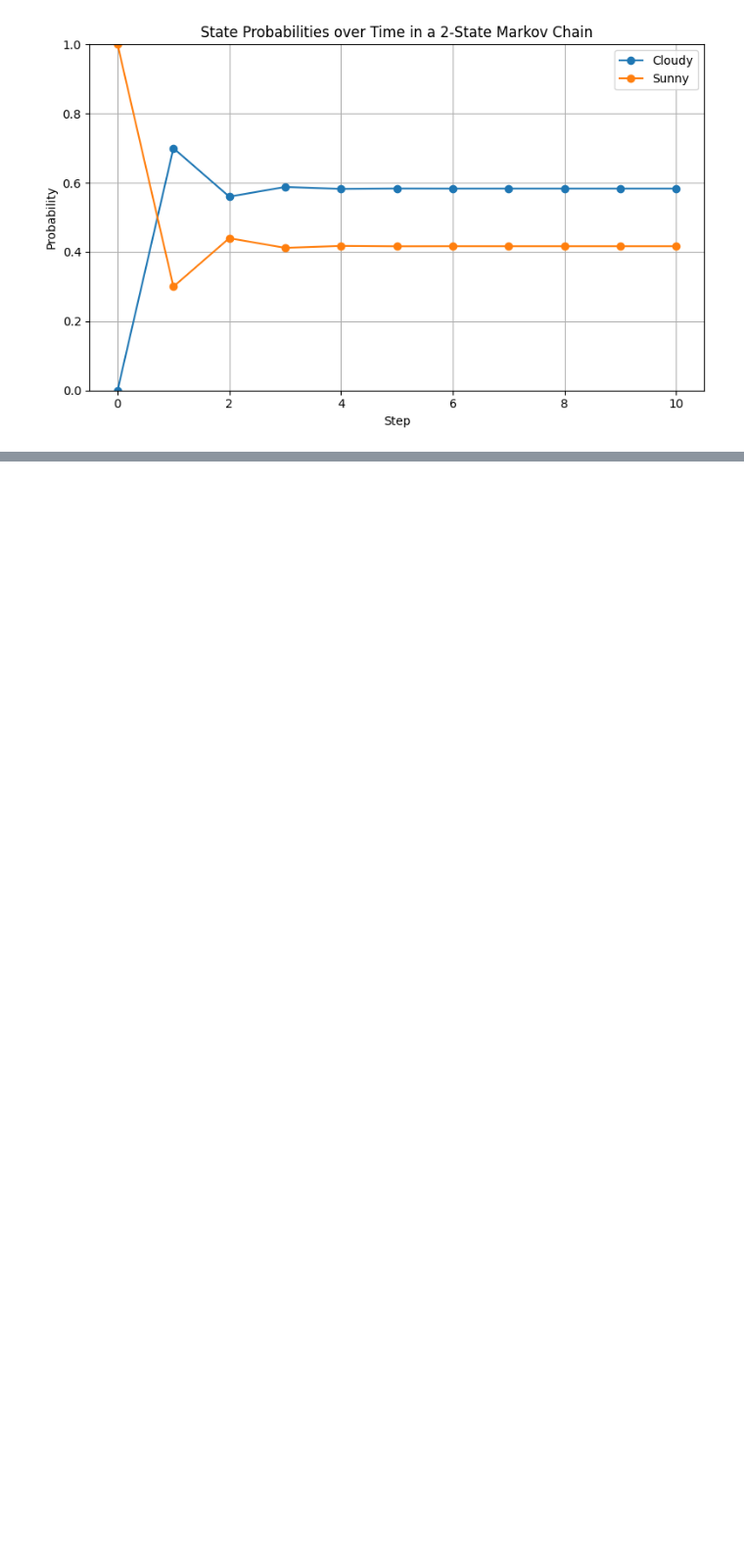
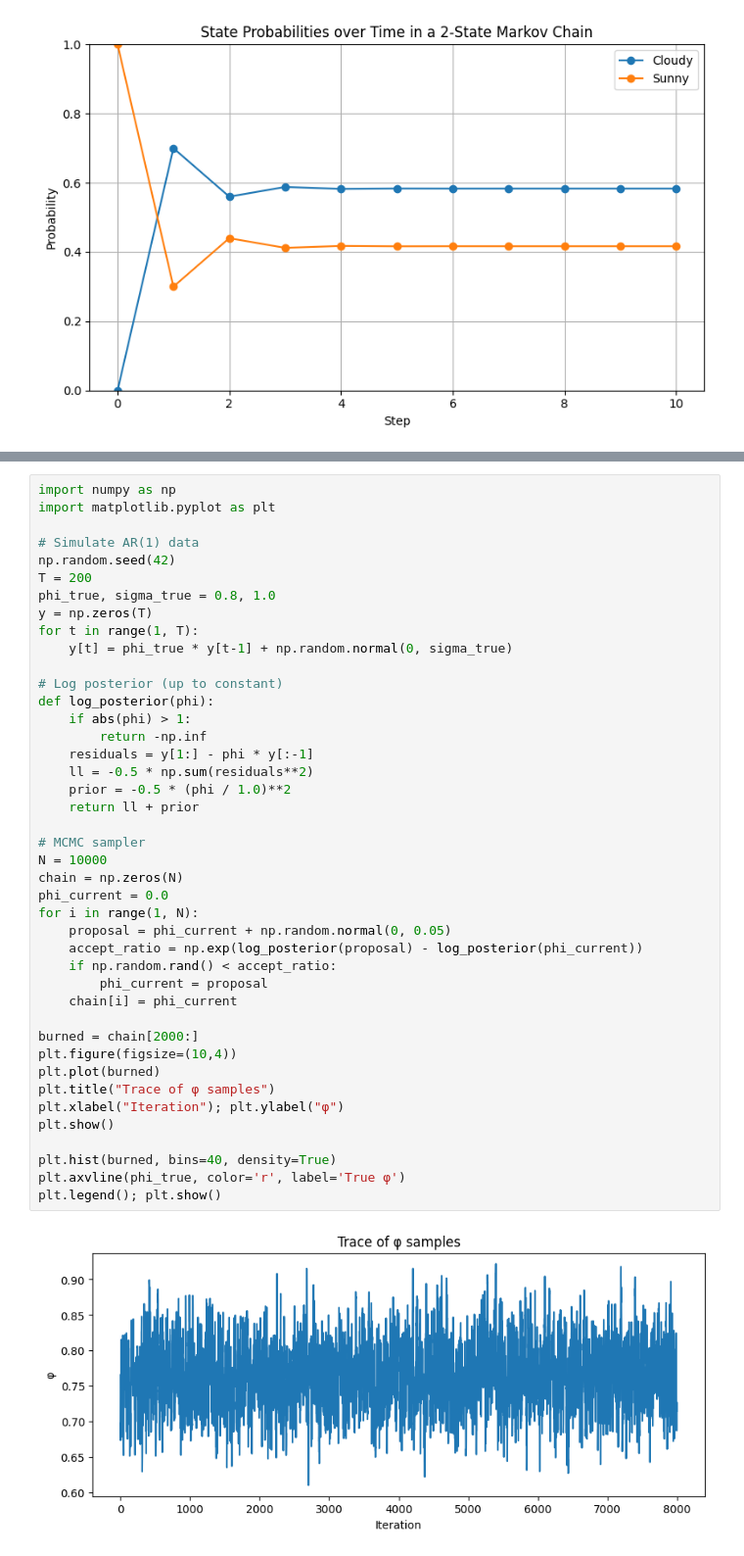
Before and after one commit to marami52/MLDS-490-time-series, a Jupyter notebook: session-4.ipynb, the cells around one changed output, grey strips where cells are left out. Shown at 98% size. Cells and saved outputs as stored; diff of their text form; blank space fills up the shorter version.

Commit message:
mcmc and bsts analysis

```diff
--- a/session-4.ipynb
+++ b/session-4.ipynb
@@ -303,0 +677,44 @@ Sampling 4 chains for 1_000 tune and 2_000 draw iterations (4_000 + 8_000 draws
+# %%
+import numpy as np
+import matplotlib.pyplot as plt
+
+# Simulate AR(1) data
+np.random.seed(42)
+T = 200
+phi_true, sigma_true = 0.8, 1.0
+y = np.zeros(T)
+for t in range(1, T):
+    y[t] = phi_true * y[t-1] + np.random.normal(0, sigma_true)
+
+# Log posterior (up to constant)
+def log_posterior(phi):
+    if abs(phi) > 1:
+        return -np.inf
+    residuals = y[1:] - phi * y[:-1]
+    ll = -0.5 * np.sum(residuals**2)
+    prior = -0.5 * (phi / 1.0)**2
+    return ll + prior
+
+# MCMC sampler
+N = 10000
+chain = np.zeros(N)
+phi_current = 0.0
+for i in range(1, N):
+    proposal = phi_current + np.random.normal(0, 0.05)
+    accept_ratio = np.exp(log_posterior(proposal) - log_posterior(phi_current))
+    if np.random.rand() < accept_ratio:
+        phi_current = proposal
+    chain[i] = phi_current
+
+burned = chain[2000:]
+plt.figure(figsize=(10,4))
+plt.plot(burned)
+plt.title("Trace of φ samples")
+plt.xlabel("Iteration"); plt.ylabel("φ")
+plt.show()
+
+plt.hist(burned, bins=40, density=True)
+plt.axvline(phi_true, color='r', label='True φ')
+plt.legend(); plt.show()
+# %% [output]
+[figure, added]
```
Also changed, not shown: parts of 11 cells of this notebook.
